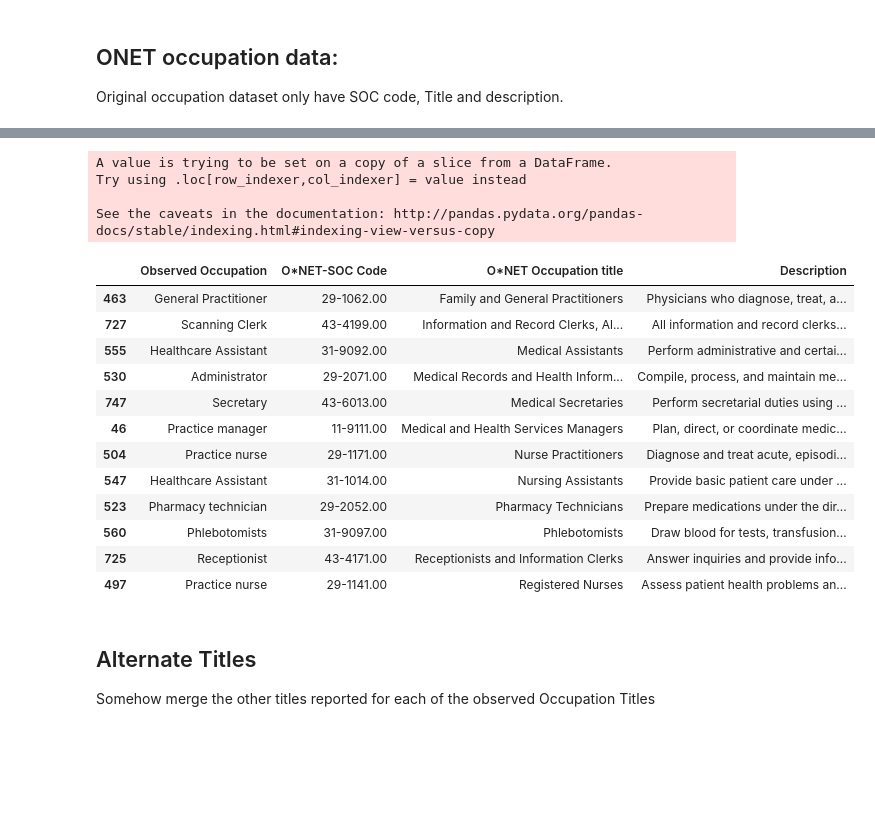
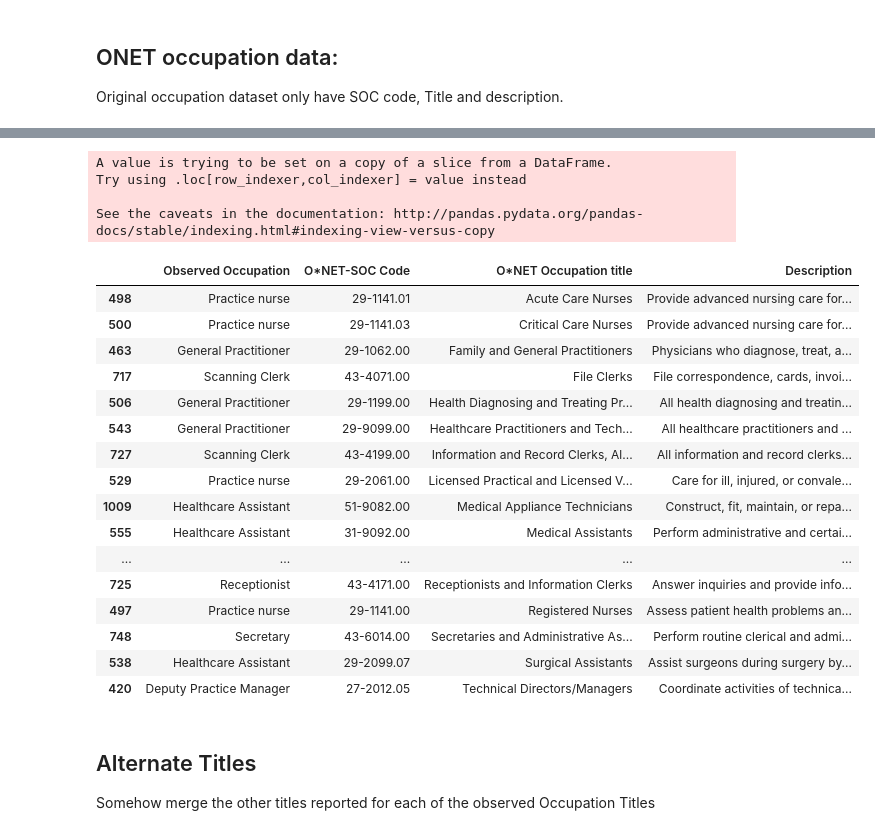
Before and after one commit to PDuckworth/FutureOf, a Jupyter notebook: FutureOfHealthcare/occupation_onet_variables.ipynb, the cells around one changed output, grey strips where cells are left out. Saved outputs shown, nothing was run; the diff lists cells and outputs as text; code cells hidden in the pictures; blank space fills up the shorter version.

```diff
--- a/FutureOfHealthcare/occupation_onet_variables.ipynb
+++ b/FutureOfHealthcare/occupation_onet_variables.ipynb
@@ -70,53 +71,76 @@ man_soc = '11-9111.00'
 # list_of_onet_occs = [item for sublist in occupations_mapping.keys() for item in sublist]
 
 occupations_mapping = {'Medical Secretaries' :                      'Secretary',
+                       'Secretaries and Administrative Assistants' : 'Secretary',
+
                        'Family and General Practitioners':          'General Practitioner',
+                       'Health Diagnosing and Treating Practitioners' : 'General Practitioner',
+                       'Healthcare Practitioners and Technical Workers' : 'General Practitioner',
+
                        'Medical Assistants':                        'Healthcare Assistant',
                        'Nursing Assistants':                        'Healthcare Assistant',
+                       'Physician Assistants':                      'Healthcare Assistant',
+                       'Surgical Assistants' :                      'Healthcare Assistant',
+                       'Medical Appliance Technicians':             'Healthcare Assistant',
+
                        'Pharmacy Technicians' :                     'Pharmacy technician',
+
                        'Phlebotomist':                              'Phlebotomists',
-                       'Medical and Health Services Managers' :     'Practice manager',
-                       '                                 ' :        'Deputy Practice Manager',
+
+                       'Medical and Health Services Managers' :     'Practice Manager',
+                       'Technical Directors/Managers' :             'Deputy Practice Manager',
+
                        'Nurse Practitioners':                       'Practice nurse',
                        'Registered Nurses':                         'Practice nurse',
+                       'Acute Care Nurses':                         'Practice nurse',
+                       'Licensed Practical and Licensed Vocational Nurses':  'Practice nurse',
+                       'Critical Care Nurses':                      'Practice nurse',
+
                        'Receptionists and Information Clerks' :     'Receptionist',
+
                        'Information and Record Clerks, All Other' : 'Scanning Clerk',
-                       'Medical Records and Health Information Technician': 'Administrator'}
+                       'File Clerks':                               'Scanning Clerk',
+                       'Office Clerks, General':                    'Scanning Clerk',
+
+                       'Medical Records and Health Information Technician': 'Administrator'
+                       }
 
 # Empty Frame
 df = pd.DataFrame(columns=['Observed Occupation', 'O*NET-SOC Code', 'O*NET Occupation title', 'Description'])
 
 # Add rows which contain occupations
 
 for ind, (onet_occ, ob_occ) in enumerate(sorted(occupations_mapping.items())):
-
     soc = occupations[occupations['O*NET Occupation title'].str.contains(onet_occ, na=False)]
     soc['Observed Occupation'] = ob_occ
     df = pd.concat([df, soc])
-#     occu = pd.concat([occu,row])
 
 # df.index = [range(len(occupations_mapping))]
 
 cols = ['Observed Occupation', 'O*NET-SOC Code', 'O*NET Occupation title', 'Description']
 df = df[cols]
 # df.to_csv('/home/paul/example.csv')
 
 df
 # %% [output]
 A value is trying to be set on a copy of a slice from a DataFrame.
 Try using .loc[row_indexer,col_indexer] = value instead
 
 See the caveats in the documentation: http://pandas.pydata.org/pandas-docs/stable/indexing.html#indexing-view-versus-copy
 |  | Observed Occupation | O*NET-SOC Code | O*NET Occupation title | Description |
+| 498 | Practice nurse | 29-1141.01 | Acute Care Nurses | Provide advanced nursing care for... |
+| 500 | Practice nurse | 29-1141.03 | Critical Care Nurses | Provide advanced nursing care for... |
 | 463 | General Practitioner | 29-1062.00 | Family and General Practitioners | Physicians who diagnose, treat, a... |
+| 717 | Scanning Clerk | 43-4071.00 | File Clerks | File correspondence, cards, invoi... |
+| 506 | General Practitioner | 29-1199.00 | Health Diagnosing and Treating Pr... | All health diagnosing and treatin... |
+| 543 | General Practitioner | 29-9099.00 | Healthcare Practitioners and Tech... | All healthcare practitioners and ... |
 | 727 | Scanning Clerk | 43-4199.00 | Information and Record Clerks, Al... | All information and record clerks... |
+| 529 | Practice nurse | 29-2061.00 | Licensed Practical and Licensed V... | Care for ill, injured, or convale... |
+| 1009 | Healthcare Assistant | 51-9082.00 | Medical Appliance Technicians | Construct, fit, maintain, or repa... |
 | 555 | Healthcare Assistant | 31-9092.00 | Medical Assistants | Perform administrative and certai... |
-| 530 | Administrator | 29-2071.00 | Medical Records and Health Inform... | Compile, process, and maintain me... |
-| 747 | Secretary | 43-6013.00 | Medical Secretaries | Perform secretarial duties using ... |
-| 46 | Practice manager | 11-9111.00 | Medical and Health Services Managers | Plan, direct, or coordinate medic... |
-| 504 | Practice nurse | 29-1171.00 | Nurse Practitioners | Diagnose and treat acute, episodi... |
-| 547 | Healthcare Assistant | 31-1014.00 | Nursing Assistants | Provide basic patient care under ... |
-| 523 | Pharmacy technician | 29-2052.00 | Pharmacy Technicians | Prepare medications under the dir... |
-| 560 | Phlebotomists | 31-9097.00 | Phlebotomists | Draw blood for tests, transfusion... |
+| ... | ... | ... | ... | ... |
 | 725 | Receptionist | 43-4171.00 | Receptionists and Information Clerks | Answer inquiries and provide info... |
 | 497 | Practice nurse | 29-1141.00 | Registered Nurses | Assess patient health problems an... |
+| 748 | Secretary | 43-6014.00 | Secretaries and Administrative As... | Perform routine clerical and admi... |
+| 538 | Healthcare Assistant | 29-2099.07 | Surgical Assistants | Assist surgeons during surgery by... |
+| 420 | Deputy Practice Manager | 27-2012.05 | Technical Directors/Managers | Coordinate activities of technica... |
```
Also changed, not shown: parts of 12 cells of this notebook.
